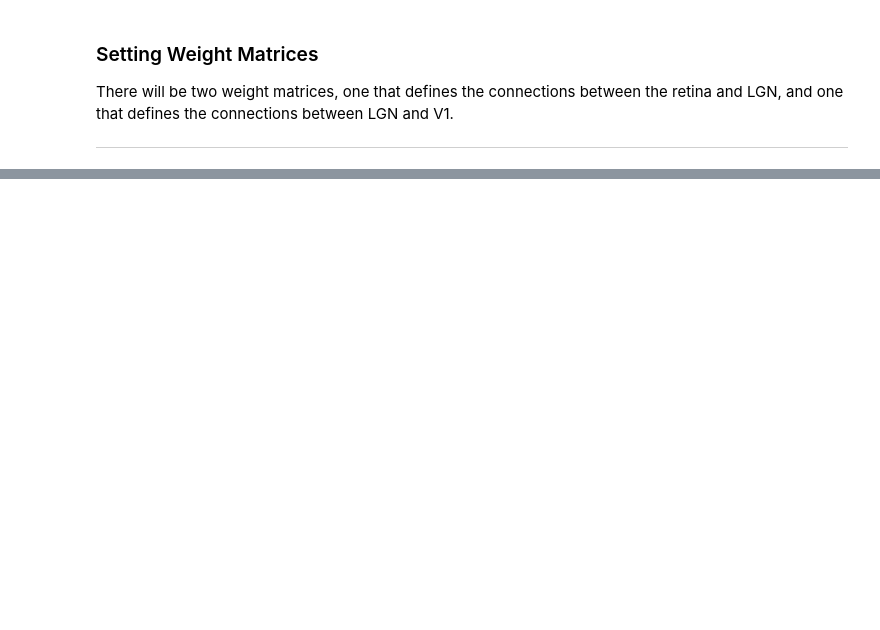
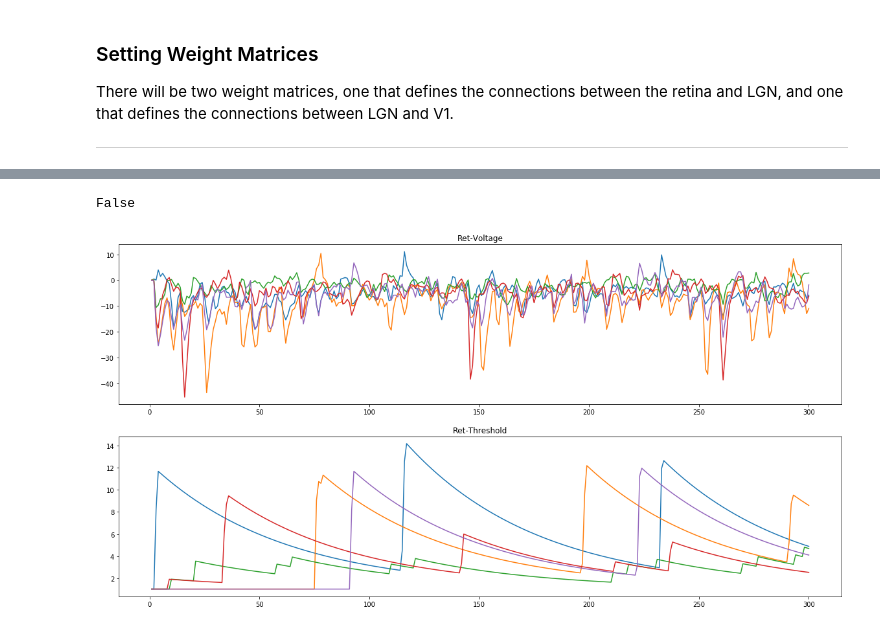
Before and after one commit to ngriffit/spikingNN, a Jupyter notebook: SNN_LIF_python.ipynb, the cells around one changed output, grey strips where cells are left out. Drawn from its saved outputs; the diff is of its cells as text; code cells hidden in the pictures; blank space fills up the shorter version.

```diff
--- a/SNN_LIF_python.ipynb
+++ b/SNN_LIF_python.ipynb
@@ -118,10 +111,8 @@ Ret = {
     "nx" : sqR * np.random.randn(nR, 2),
     "ri" : 2, # inner radius
     "ro" : 5, # outer radius
-
+    "u" : np.zeros((nR,1)),  # I.C. of v, u
     "v" :  np.zeros((nR, 1)),
-    # "eta" : [],
-    # "hist" : [],
     "H" : np.zeros((nR, 1)) # OG has sparse, see if this will be an issue TODO
     # "H" :  sparse(np.zeros((nR,1))) find sparse version in numpy
 
@@ -188,15 +190,13 @@ W2 = W2/np.mean(W2, axis = 0) * mu_W2    # Weight Matrix between Retina-LGN1 nor
 Tend = 300; dt = 0.1; t_intrvls = np.arange(0,Tend + 1) # (301,) shape
 
 fnoise = 3*np.random.randn(nR,len(t_intrvls)); # Pre-generate noise
-# fnoiseI
+# fnoiseI?
 
-Ret["v"] = np.zeros((nR,1)); Ret["u"] = np.zeros((nR,1))  # I.C. of v, u
+
 Xu = np.zeros((nR,t_intrvls[-1])); Xu[:,0] = Ret["u"].reshape(nR,) # Snapshot matrix u
-
 Xv = np.zeros((nR,t_intrvls[-1])); Xv[:,0] = Ret["v"].reshape(nR,) # Snapshot matrix v
 Xth = np.zeros((nR,t_intrvls[-1])); Xth[:,0] = Ret["th"].reshape(nR,)
 
-LGN["v"] = np.zeros((nL,1)); LGN["u"] = np.zeros((nL,1)); # I.C. of v, u
 
 Lu = np.zeros((nL,t_intrvls[-1])); Lu[:,0] = LGN["u"].reshape(nL,) #Snapshot matrix u
 Lv = np.zeros((nL,t_intrvls[-1])); Lv[:,0] = LGN["v"].reshape(nL,); #Snapshot matrix v
@@ -205,7 +205,3 @@ Ly = np.zeros((nL,t_intrvls[-1]))
 
 tau_v = 2; tau_u = 0.3;
 tau_th = 60; th_plus = 9; v_th = 1;
-
-# firedMat = cell(1,length(t_intrvls)); fireLMat = cell(1,length(t_intrvls));
-# before i use this, lets see what its for, and then we can decide the best format
-# its pre-allocating a space for each time step
@@ -219,12 +265,14 @@ for tt in np.arange(0, Tend, dt):
         Ret["eta"] = fnoise[:,int(np.round(tt)+1)].reshape(1600,1) # TODO: rounding
 
     # Solve Wave Dynamical System in Retina
-    Ret["u"] = np.matmul(Ret["S"],Ret["H"]) #.*exp(-(tt-Ret.tf)/tau_u)/tau_u ; #TODO: fix ret.H --> 1600 x 1 of zeros
+    Ret["u"] = np.matmul(Ret["S"],Ret["H"]) # TODO: fix ret.H --> 1600 x 1 of zeros
 
     # use RK4 function or can i just do it this way?
     ## voltage and threshold update rules
 
-    Ret["v"] = Ret["v"] + dt * (-1/tau_v * (Ret["v"] + Ret["u"] + Ret["b"] + Ret["eta"]))
+    Ret["v"] = Ret["v"] + dt * (1/tau_v * (-Ret["v"] + Ret["u"] + Ret["b"] + Ret["eta"]))
+    #Ret["v"] = Ret["v"] + dt * -1/tau_v * (Ret["v"] + Ret["u"] + Ret["b"] + Ret["eta"]) # incorrect
+
     Ret["th"] = Ret["th"] +  dt * (1/tau_th * (v_th - Ret["th"]) * (1-Ret["H"]) + th_plus * Ret["H"])
 
     # Ret.v = RK4(@(v)(-1/tau_v *v + Ret.u + Ret.b + Ret.eta),  dt,Ret.v);
@@ -240,7 +288,10 @@ for tt in np.arange(0, Tend, dt):
     LGN["x"] = np.matmul(np.transpose(W1) , Ret["H"]) # the neurons that fired are 1, get multipled by weight --> 300 x 1 matrix
 
     # LGN Activation function
-    LGN["y"] = np.maximum(LGN["x"] - LGN["thresh"], 0) # activation function amount by how much input signal lies over thresh  ReLU activation function
+    LGN["y"] = np.maximum(LGN["x"] - LGN["thresh"], 0) # ReLU activation function
+    # difference between LGN['thresh'] and LGN['th'] is that thresh is basically a threshold value for the ReLu
+    # amount by how much input signal lies over thresh. identity if over thresh, 0 otherwise
+
     win, maxInd = np.max(LGN["y"]), np.argmax(LGN["y"])
     # wink, maxInd = maxk(LGN.y,1) #  ALTERNATIVELY: find Index of k best performers
 
@@ -254,12 +305,14 @@ for tt in np.arange(0, Tend, dt):
     # Solve W1 Matrix dynamical system & Update thresh
     W1 = W1 + dt * (np.matmul(LGN["eta_learn"] * Ret["H"], np.transpose(LGN["y"])))
     LGN["thresh"] = LGN["thresh"] + dt * (0.005 * LGN["y"])
-    W1[:,maxInd] = (W1[:,maxInd]/np.mean(W1[:,maxInd]))*mu_W1
+    W1[:,maxInd] = (W1[:,maxInd]/np.mean(W1[:,maxInd]))*mu_W1 # not sure purpose of this
 
 
     # Solve Wave Dynamical System in LGN
     LGN["u"] = np.matmul(LGN["S"],LGN["H"]) + np.matmul(LGN["S_d"], LGN["y"])
-    LGN["v"] = LGN["v"] + dt * (-1/tau_v * (LGN["v"] + LGN["u"]))
+    LGN["v"] = LGN["v"] + dt * (1/tau_v * (-LGN["v"] + LGN["u"]))
+    # LGN["v"] = LGN["v"] + dt * (-1/tau_v * LGN["v"] + LGN["u"]) # incorrect
+
     LGN["th"] = LGN["th"] +  dt * (1/tau_th * (v_th - LGN["th"]) * (1-LGN["H"]) + th_plus * LGN["H"])
 
     # use RK4 function or can i just do it this way?
@@ -339,0 +394,19 @@ KeyboardInterrupt:
+# %%
+np.any(Ret["v_reset"] <0)
+# %% [output]
+False
+# %%
+# Visualization of Voltage Values of Retina and LGN
+f = plt.figure(figsize=(20,10))
+ax1 = f.add_subplot(211)
+ax1.title.set_text('Ret-Voltage')
+
+ax2 = f.add_subplot(212)
+ax2.title.set_text('Ret-Threshold')
+
+for nur_num in range(5):
+    ax1.plot(np.arange(1,301),Xv[nur_num,:])
+    ax2.plot(np.arange(1,301),Xth[nur_num,:])
+   # ax1.legend()
+# %% [output]
+[figure, added]
```
Also changed, not shown: parts of 17 cells of this notebook.
